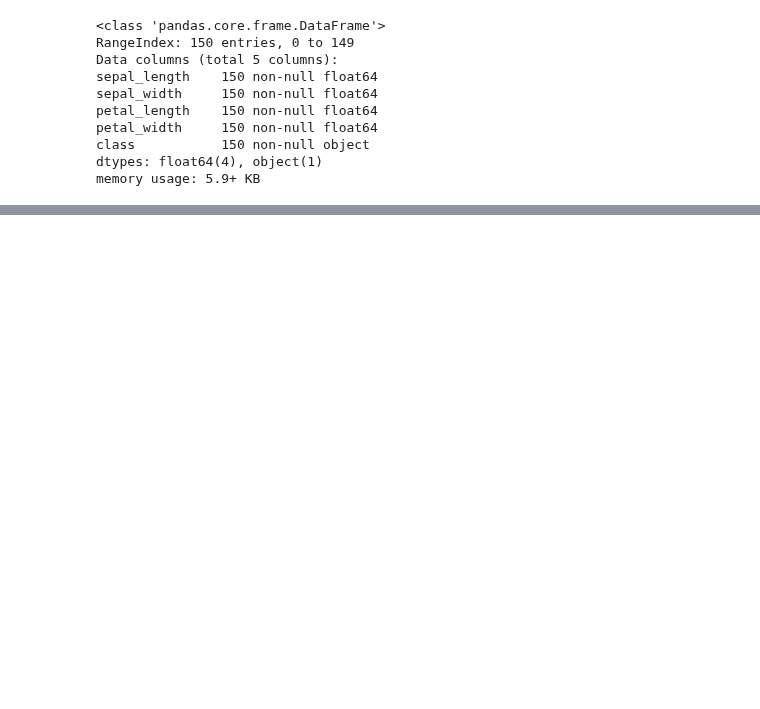
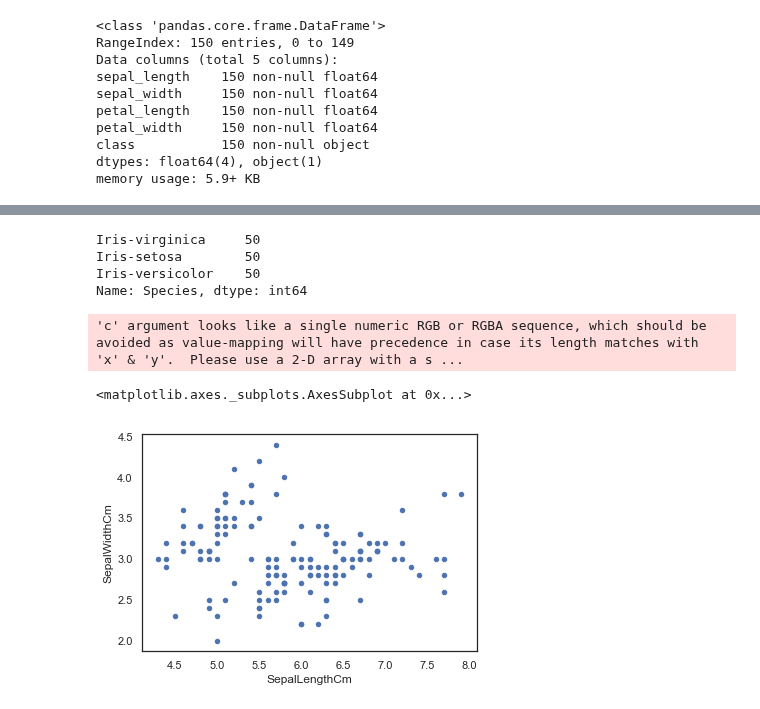
Before and after one commit to jfogarty/machine-learning-intro-workshop, a Jupyter notebook: misc/data-explore-iris-data.ipynb, the cells around one changed output, grey strips where cells are left out. Saved outputs shown, nothing was run; the diff lists cells and outputs as text; code cells hidden in the pictures; blank space fills up the shorter version.

Commit message:
Iris dataset update

```diff
--- a/misc/data-explore-iris-data.ipynb
+++ b/misc/data-explore-iris-data.ipynb
@@ -86,0 +104,3 @@ memory usage: 5.9+ KB
+# %%
+# load Iris Flower dataset
+iris = pd.read_csv('../data/Iris.csv')
@@ -86,0 +121,13 @@ memory usage: 5.9+ KB
+# %%
+iris['Species'].value_counts()
+# %% [output]
+Iris-virginica     50
+Iris-setosa        50
+Iris-versicolor    50
+Name: Species, dtype: int64
+# %%
+iris.plot(kind='scatter',x='SepalLengthCm', y='SepalWidthCm') # use this to make a scatterplot of the Iris features.
+# %% [output]
+'c' argument looks like a single numeric RGB or RGBA sequence, which should be avoided as value-mapping will have precedence in case its length matches with 'x' & 'y'.  Please use a 2-D array with a s ...
+<matplotlib.axes._subplots.AxesSubplot at 0x...>
+[figure, added]
```
Also changed, not shown: parts of 28 cells of this notebook, 2 other files.
